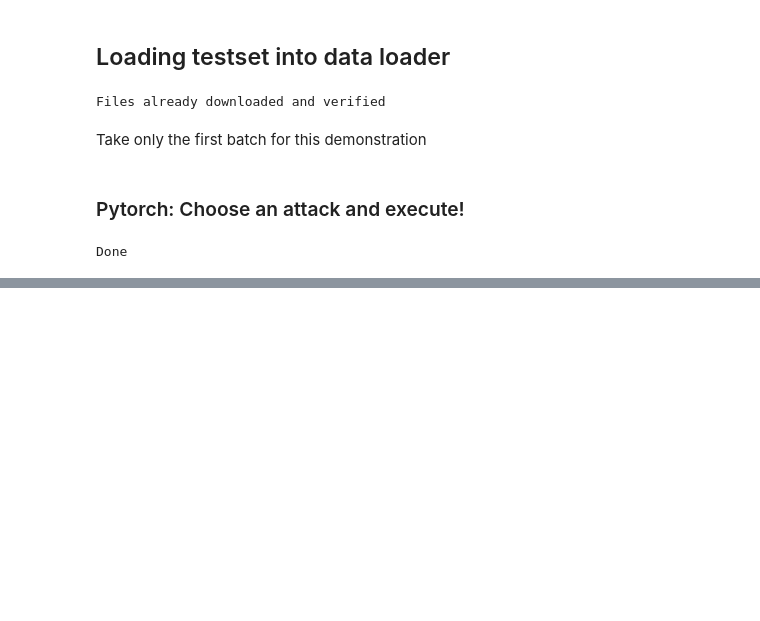
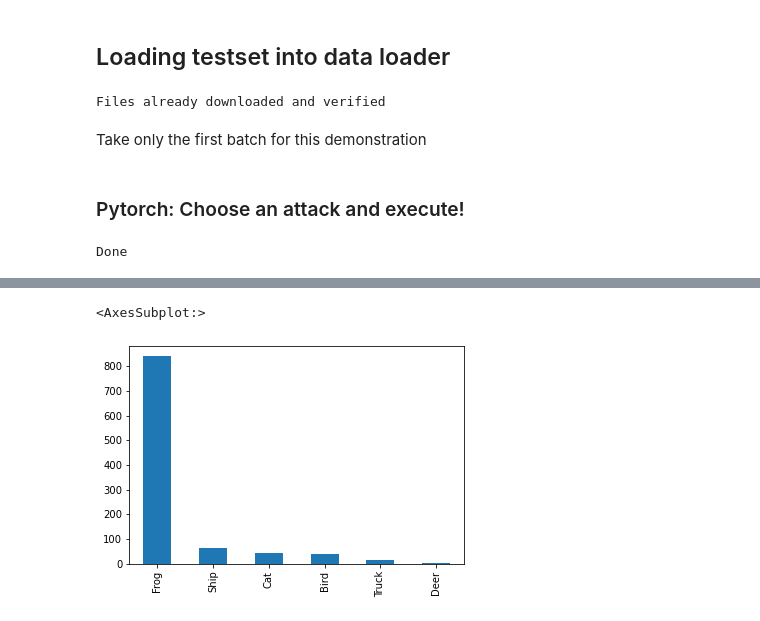
Before and after one commit to matthiasdellago/AdversarialLabelFlips, a Jupyter notebook: code/visualize.ipynb, the cells around one changed output, grey strips where cells are left out. Drawn from its saved outputs; the diff is of its cells as text; code cells hidden in the pictures; blank space fills up the shorter version.

```diff
--- a/code/visualize.ipynb
+++ b/code/visualize.ipynb
@@ -118,0 +119,8 @@ Attack was successful!
+# %%
+rand_tensor = torch.rand((1000, 3, 32, 32), device=device)
+pred = model(rand_tensor).argmax(dim=1).cpu()
+a = np.array(names)[pred]
+pd.Series(a).value_counts().plot.bar()
+# %% [output]
+<AxesSubplot:>
+[figure, added]
```
Also changed, not shown: parts of 4 cells of this notebook.
